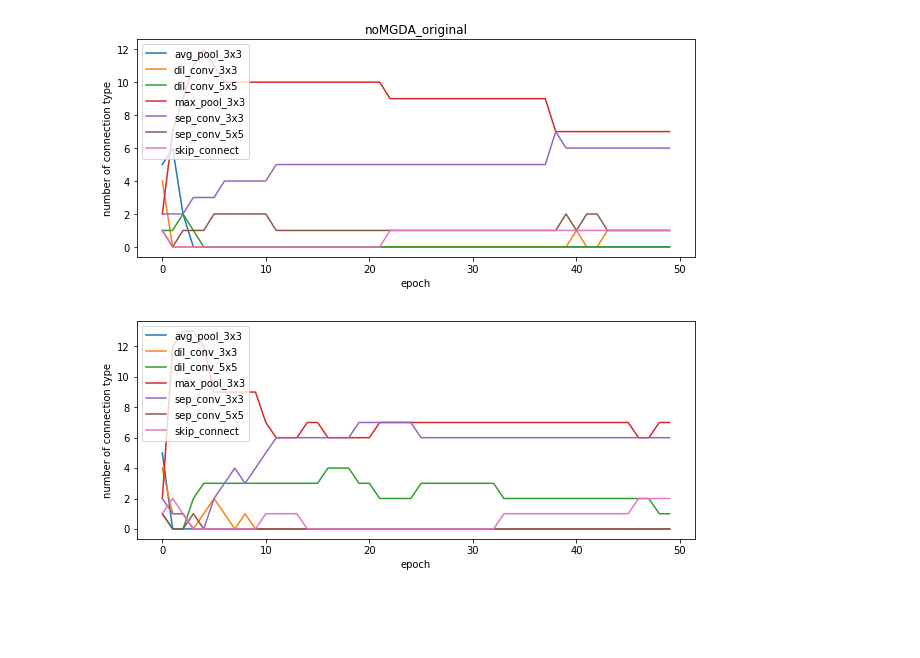
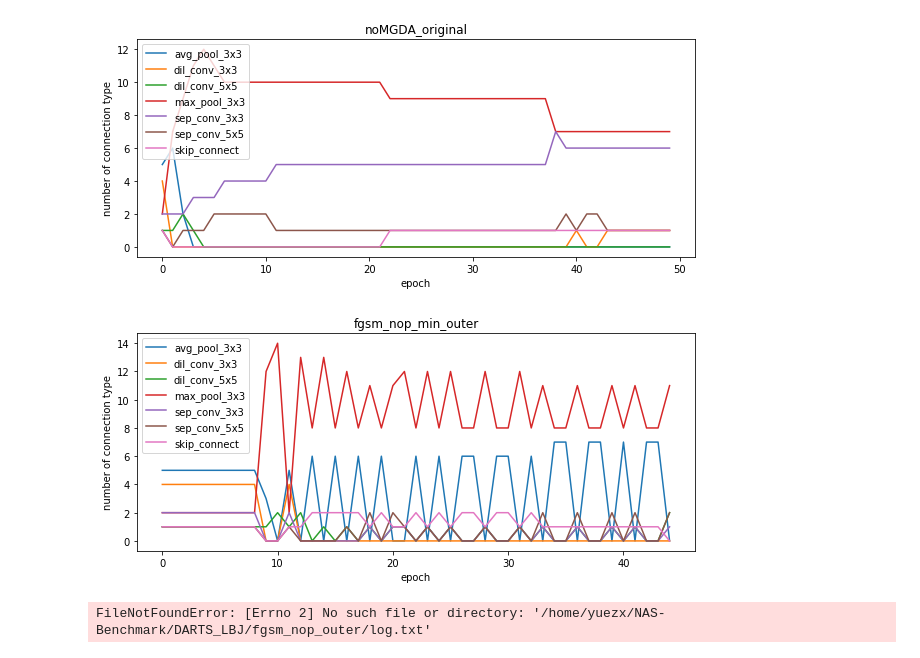
Before and after one commit to yuezhixiong/NAS-Benchmark, a Jupyter notebook: plot_log.ipynb, the cells around one changed output. Cells and saved outputs as stored; diff of their text form; code cells hidden in the pictures; blank space fills up the shorter version.

Commit message:
adv_outer in DARTS

```diff
--- a/plot_log.ipynb
+++ b/plot_log.ipynb
@@ -197,6 +197,10 @@ plot_epoch_geno("/home/yuezx/NAS-Benchmark/DARTS_LBJ/noMGDA_original/log.txt", '
 [figure]
 [figure]
 # %%
-plot_epoch_geno("/home/yuezx/NAS-Benchmark/DARTS_LBJ/nop_original/log.txt")
+plot_epoch_geno("/home/yuezx/NAS-Benchmark/DARTS_LBJ/fgsm_nop_min_outer/log.txt", 'fgsm_nop_min_outer')
 # %% [output]
-[figure, old version]
+[figure, new version]
+# %%
+plot_epoch_geno("/home/yuezx/NAS-Benchmark/DARTS_LBJ/fgsm_nop_outer/log.txt", 'fgsm_nop_outer')
+# %% [output]
+FileNotFoundError: [Errno 2] No such file or directory: '/home/yuezx/NAS-Benchmark/DARTS_LBJ/fgsm_nop_outer/log.txt'
```
Also changed, not shown: 31 other files.
